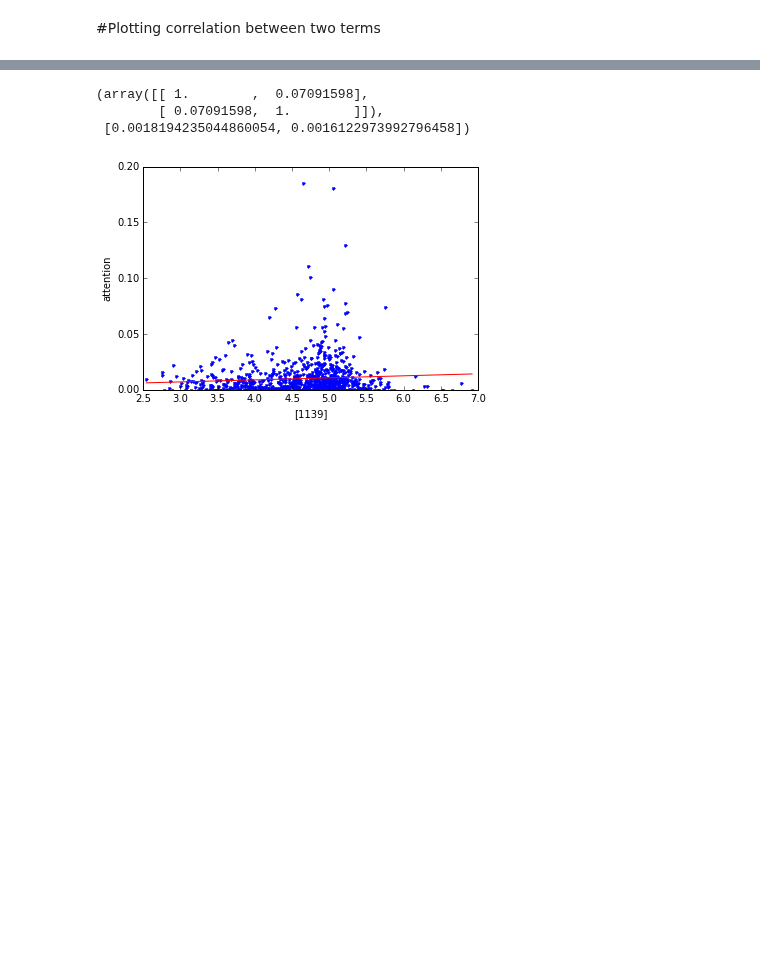
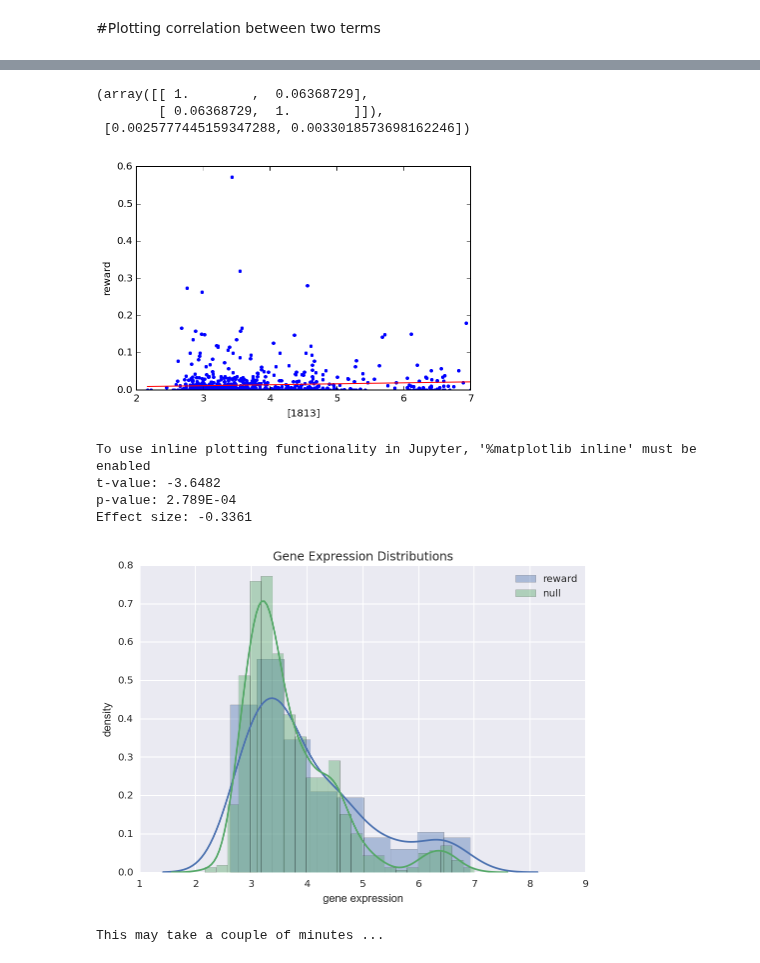
Before and after one commit to voytekresearch/nsaba, a Jupyter notebook: notebooks/demos/Nsaba_Demonstration.ipynb, the cells around one changed output, grey strips where cells are left out. Drawn from its saved outputs; the diff is of its cells as text; code cells hidden in the pictures; blank space fills up the shorter version.

```diff
--- a/notebooks/demos/Nsaba_Demonstration.ipynb
+++ b/notebooks/demos/Nsaba_Demonstration.ipynb
@@ -79,7 +101,22 @@ V.visualize_ns_ns(term1,term2)
 # %%
-V.visualize_ns_ge(term1,[gene_entrez[0]])
+V.visualize_ns_ge('reward',[genes[0]])
 # %% [output]
-(array([[ 1.        ,  0.07091598],
-        [ 0.07091598,  1.        ]]),
- [0.0018194235044860054, 0.0016122973992796458])
+(array([[ 1.        ,  0.06368729],
+        [ 0.06368729,  1.        ]]),
+ [0.0025777445159347288, 0.0033018573698162246])
-[figure, old version]
+[figure, new version]
+# %%
+from nsaba.nsaba.analysis import NsabaAnalysis
+
+A = NsabaAnalysis(N)
+A.t_test('reward',genes[0])
+# %% [output]
+To use inline plotting functionality in Jupyter, '%matplotlib inline' must be enabled
+t-value: -3.6482
+p-value: 2.789E-04
+Effect size: -0.3361
+[figure, added]
+# %%
+tttest_metrics = A.t_test_multi('reward')
+# %% [output]
+This may take a couple of minutes ...
```
Also changed, not shown: parts of 20 cells of this notebook, 2 other files.
